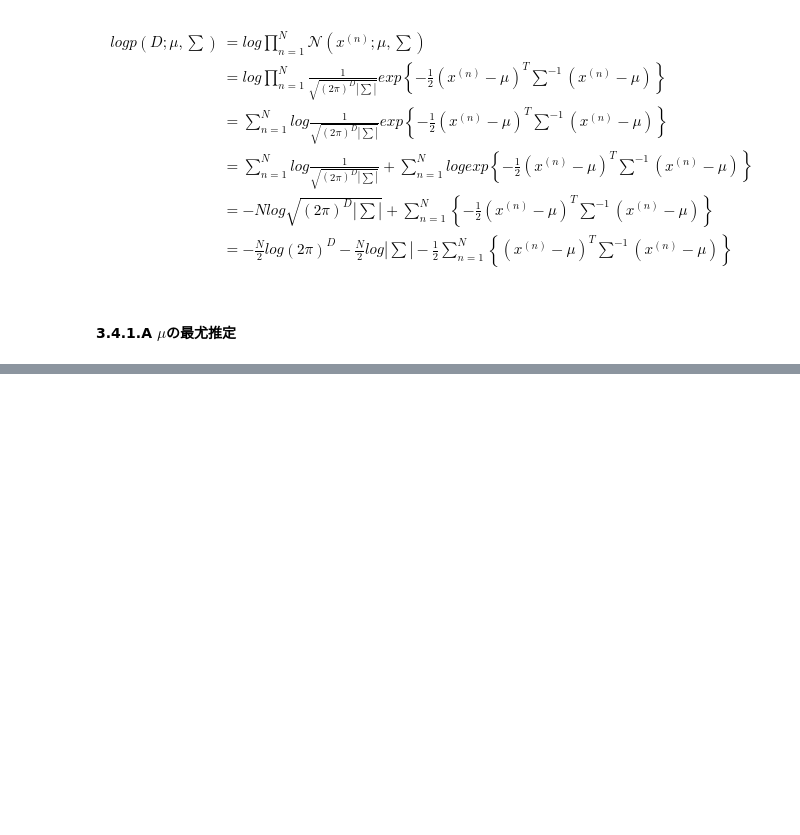
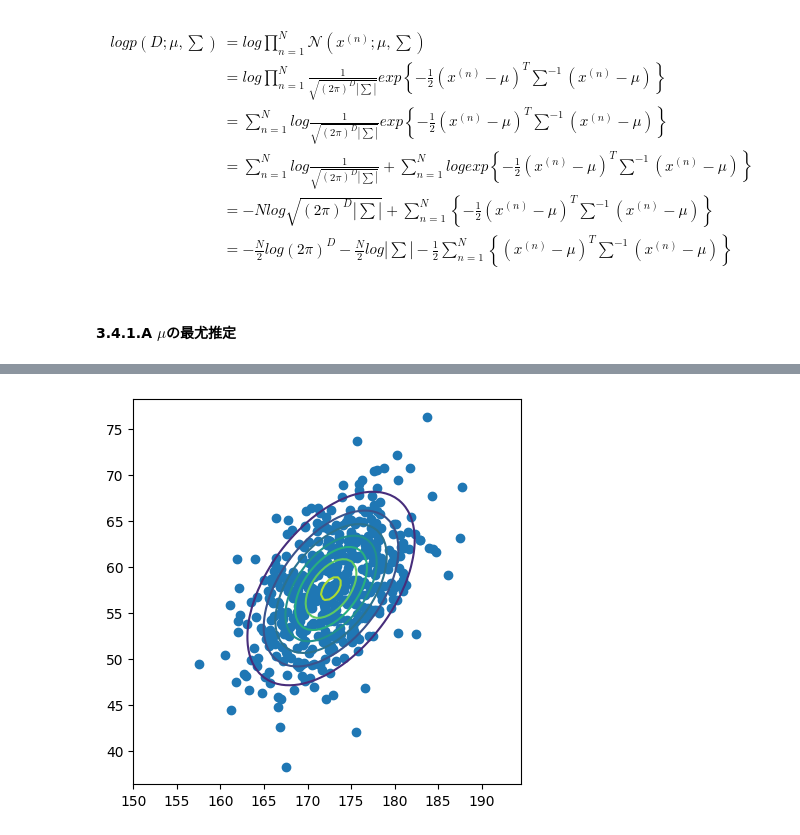
Before and after one commit to Spica08/deep-learning-from-scratch-5, a Jupyter notebook: step3.ipynb, the cells around one changed output, grey strips where cells are left out. Drawn from its saved outputs; the diff is of its cells as text; code cells hidden in the pictures; blank space fills up the shorter version.

```diff
--- a/step3.ipynb
+++ b/step3.ipynb
@@ -224,0 +397,16 @@ x^TAx &= z^T(Az)\\
+# %%
+# plot
+X, Y = np.meshgrid(np.arange(150, 195, 0.5),
+                   np.arange(45, 75, 0.5))
+Z = np.zeros_like(X)
+for i in range(X.shape[0]):
+    for j in range(X.shape[1]):
+        x = np.array([X[i, j], Y[i, j]])
+        Z[i, j] = multivariate_normal(x, mu, cov)
+
+fig, ax = plt.subplots(figsize = (5, 5))
+ax.scatter(small_xs[:,0], small_xs[:, 1])
+ax.contour(X, Y, Z)
+fig.show()
+# %% [output]
+[figure, added]
```
Also changed, not shown: parts of 16 cells of this notebook.
